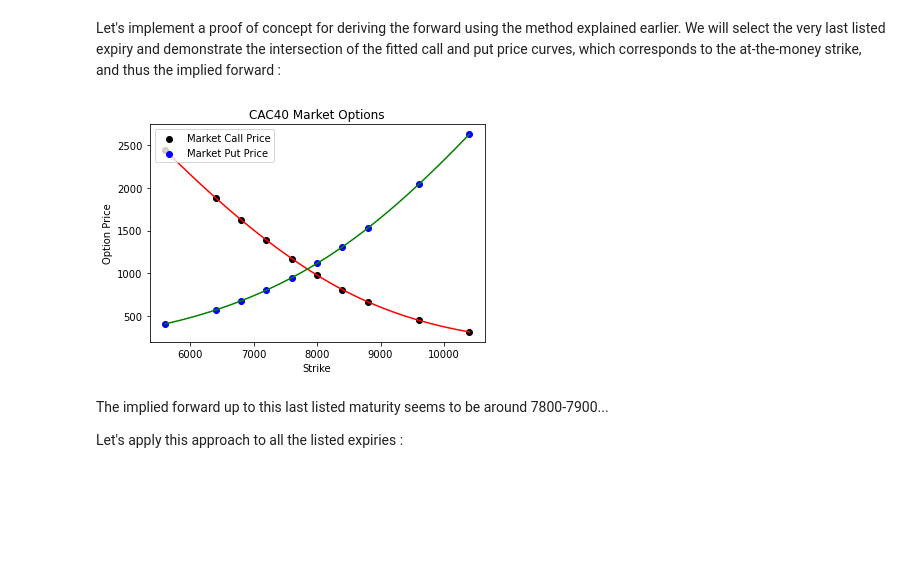
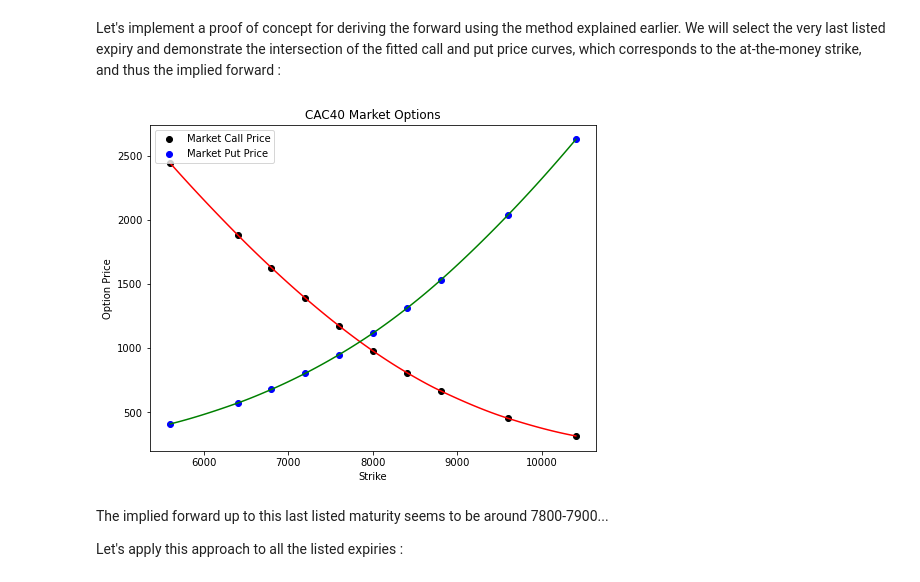
Before and after one commit to Idriss-Afra/Equity-Implied-Volatility-Surface, a Jupyter notebook: Equity Implied Volatility Surface.ipynb, the cells around one changed output. Cells and saved outputs as stored; diff of their text form; code cells hidden in the pictures; blank space fills up the shorter version.

```diff
--- a/Equity Implied Volatility Surface.ipynb
+++ b/Equity Implied Volatility Surface.ipynb
@@ -163,23 +168,24 @@ put_prices = data["Put Prices"]
 Let's implement a proof of concept for deriving the forward using the method explained earlier. We will select the very last listed expiry and demonstrate the intersection of the fitted call and put price curves, which corresponds to the at-the-money strike, and thus the implied forward :
 # %%
 import matplotlib.pyplot as plt
+plt.rcParams["figure.figsize"] = (8,6)
 
 expiry = listed_expiries[-1]
 
 plt.title(eq_underlying + " Market Options")
 plt.ylabel("Option Price")
 plt.xlabel("Strike")
 plt.scatter(market_strikes[expiry], call_prices[expiry], label="Market Call Price", color="black")
 plt.scatter(market_strikes[expiry], put_prices[expiry], label="Market Put Price", color="blue")
 x_axis = np.linspace(list(market_strikes[expiry])[0], list(market_strikes[expiry])[-1], 101, endpoint=True)
-call_price_func = interp1d(market_strikes[expiry], call_prices[expiry], kind='cubic', fill_value="extrapolate")
+call_price_func = PchipInterpolator(market_strikes[expiry], call_prices[expiry], extrapolate=True)
 plt.plot(x_axis, call_price_func(x_axis), color="red")
-put_price_func = interp1d(market_strikes[expiry], put_prices[expiry], kind='cubic', fill_value="extrapolate")
+put_price_func = PchipInterpolator(market_strikes[expiry], put_prices[expiry], extrapolate=True)
 plt.plot(x_axis, put_price_func(x_axis), color="green")
 plt.legend(loc="upper left")
 plt.show()
 # %% [output]
-[figure, old version]
+[figure, new version]
 # %% [markdown]
 The implied forward up to this last listed maturity seems to be around 7800-7900...
 
```
Also changed, not shown: parts of 7 cells of this notebook, 1 other file.
